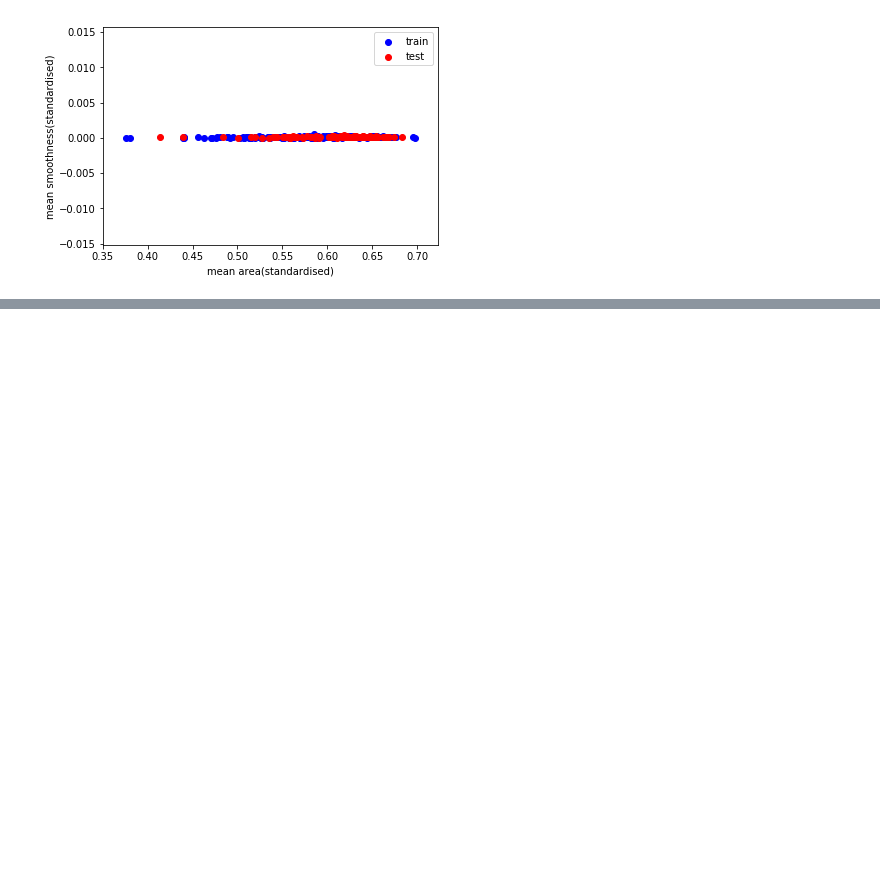
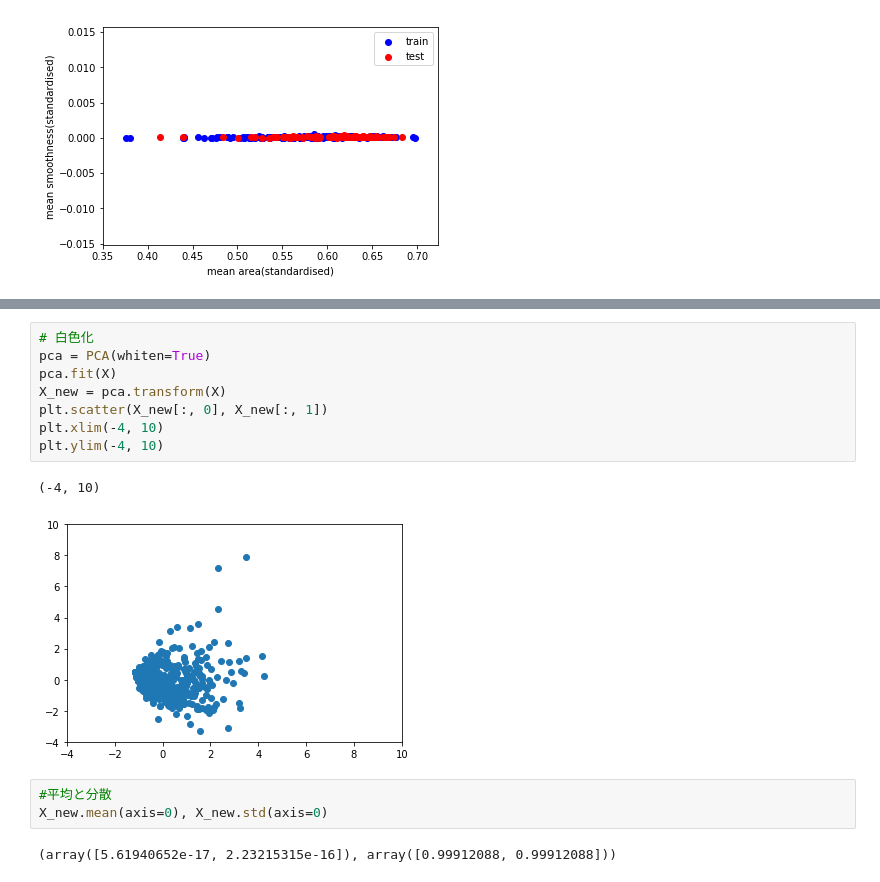
Before and after one commit to MyznEiji/introductionToIdentificationByLearningWithScikit-learn, a Jupyter notebook: fromDataToFeatureQuantity/section5.ipynb, the cells around one changed output, grey strips where cells are left out. Drawn from its saved outputs; the diff is of its cells as text; blank space fills up the shorter version.

```diff
--- a/fromDataToFeatureQuantity/section5.ipynb
+++ b/fromDataToFeatureQuantity/section5.ipynb
@@ -1146,0 +1183,16 @@ ValueError: '12' is not a supported norm
+# %%
+# 白色化
+pca = PCA(whiten=True)
+pca.fit(X)
+X_new = pca.transform(X)
+plt.scatter(X_new[:, 0], X_new[:, 1])
+plt.xlim(-4, 10)
+plt.ylim(-4, 10)
+# %% [output]
+(-4, 10)
+[figure, added]
+# %%
+#平均と分散
+X_new.mean(axis=0), X_new.std(axis=0)
+# %% [output]
+(array([5.61940652e-17, 2.23215315e-16]), array([0.99912088, 0.99912088]))
```
Also changed, not shown: parts of 9 cells of this notebook.
